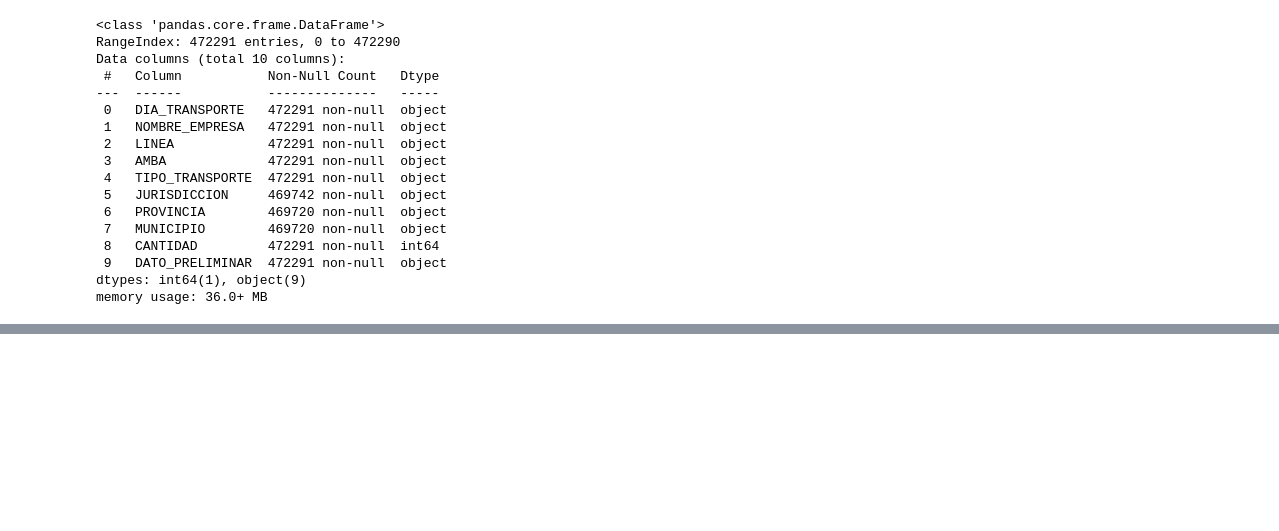
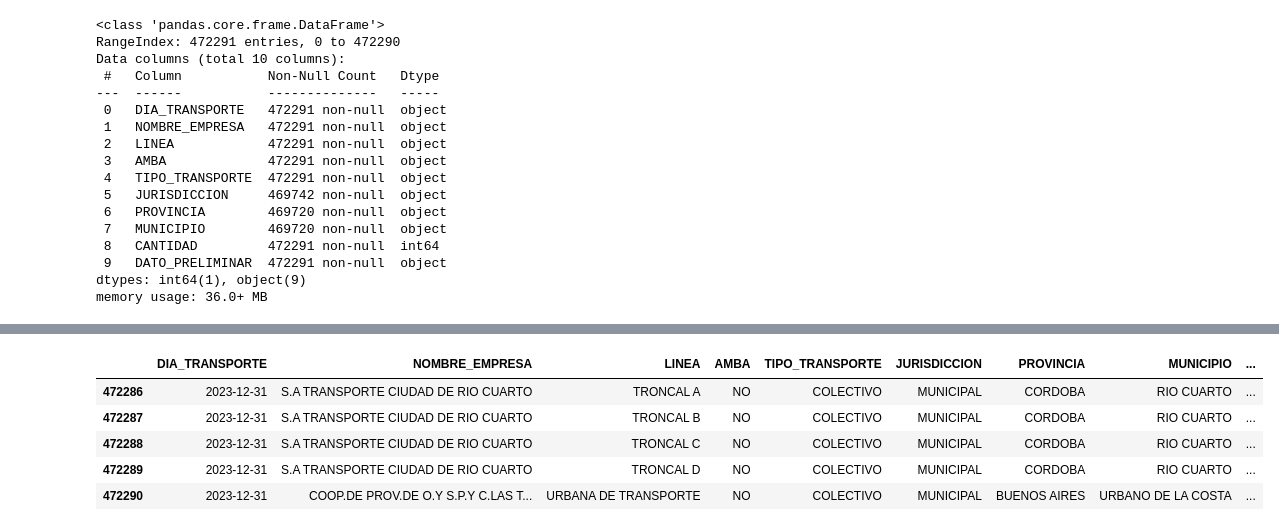
Before and after one commit to alejoGonc/labo_tp1, a Jupyter notebook: main.ipynb, the cells around one changed output, grey strips where cells are left out. Cells and saved outputs as stored; diff of their text form; code cells hidden in the pictures; blank space fills up the shorter version.

Commit message:
date format

```diff
--- a/main.ipynb
+++ b/main.ipynb
@@ -26,0 +47,2 @@ memory usage: 36.0+ MB
+# %%
+dataset_sube['DIA_TRANSPORTE'] = pd.to_datetime(dataset_sube['DIA_TRANSPORTE'], format='%Y-%m-%d')
@@ -26,0 +69,9 @@ memory usage: 36.0+ MB
+# %%
+dataset_sube.tail()
+# %% [output]
+|  | DIA_TRANSPORTE | NOMBRE_EMPRESA | LINEA | AMBA | TIPO_TRANSPORTE | JURISDICCION | PROVINCIA | MUNICIPIO | ... |
+| 472286 | 2023-12-31 | S.A TRANSPORTE CIUDAD DE RIO CUARTO | TRONCAL A | NO | COLECTIVO | MUNICIPAL | CORDOBA | RIO CUARTO | ... |
+| 472287 | 2023-12-31 | S.A TRANSPORTE CIUDAD DE RIO CUARTO | TRONCAL B | NO | COLECTIVO | MUNICIPAL | CORDOBA | RIO CUARTO | ... |
+| 472288 | 2023-12-31 | S.A TRANSPORTE CIUDAD DE RIO CUARTO | TRONCAL C | NO | COLECTIVO | MUNICIPAL | CORDOBA | RIO CUARTO | ... |
+| 472289 | 2023-12-31 | S.A TRANSPORTE CIUDAD DE RIO CUARTO | TRONCAL D | NO | COLECTIVO | MUNICIPAL | CORDOBA | RIO CUARTO | ... |
+| 472290 | 2023-12-31 | COOP.DE PROV.DE O.Y S.P.Y C.LAS T... | URBANA DE TRANSPORTE | NO | COLECTIVO | MUNICIPAL | BUENOS AIRES | URBANO DE LA COSTA | ... |
```
Also changed, not shown: parts of 2 cells of this notebook.
